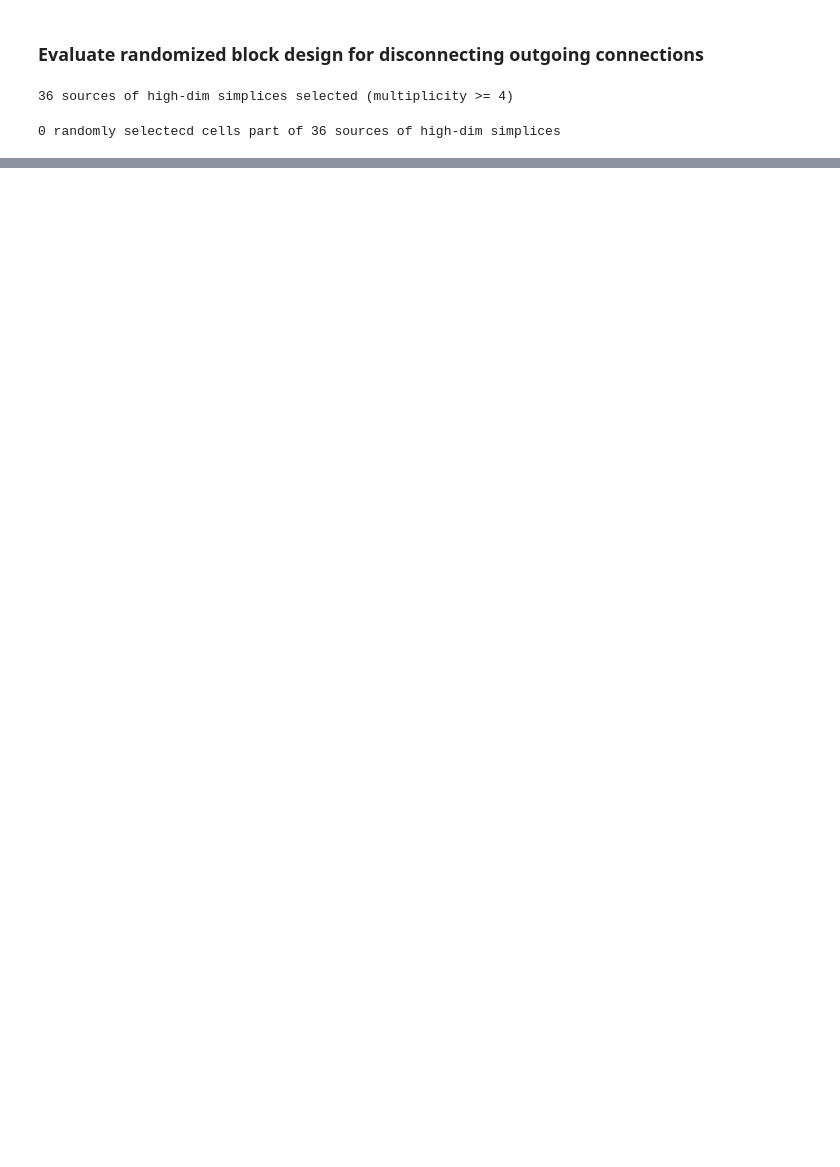
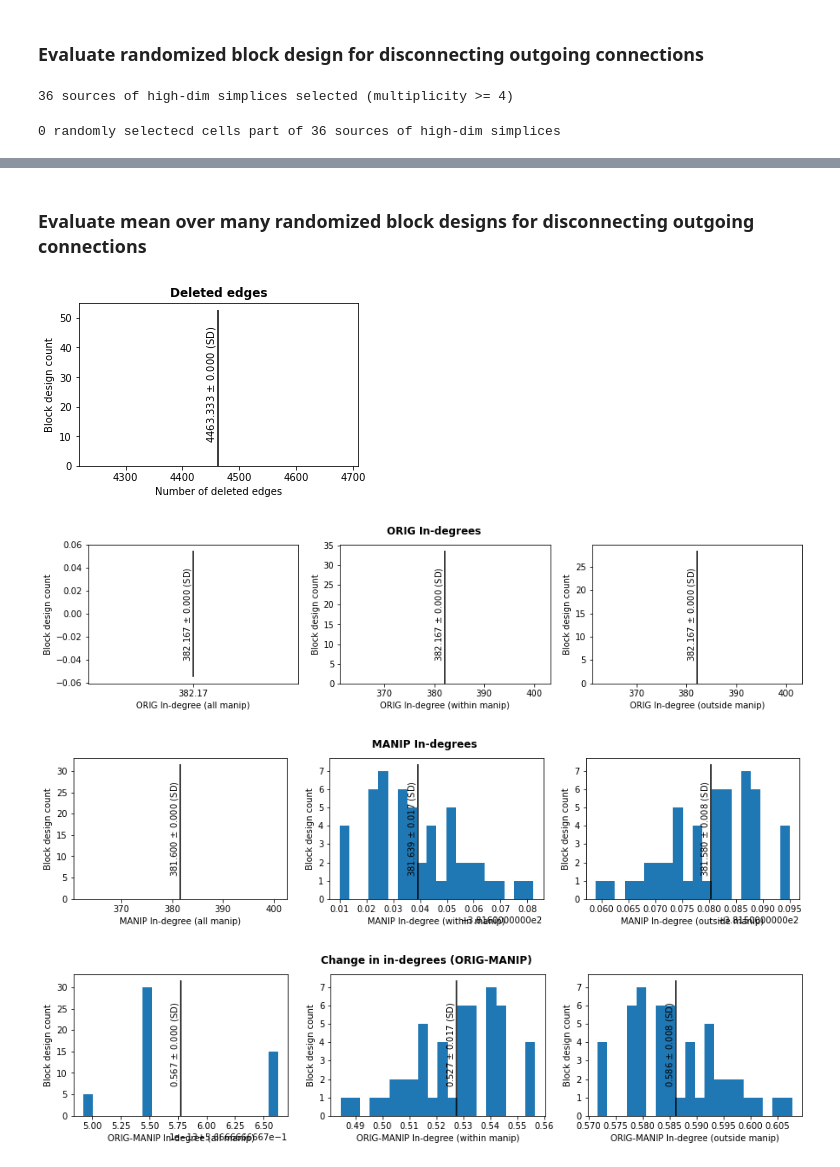
Before and after one commit to BlueBrain/o1v5-workflows, a Jupyter notebook: blob_stim_replication/notebooks/prepare_high_dim_source_disconn.ipynb, the cells around one changed output, grey strips where cells are left out. Cells and saved outputs as stored; diff of their text form; code cells hidden in the pictures; blank space fills up the shorter version.

Commit message:
Added evaluation over different block designs

```diff
--- a/blob_stim_replication/notebooks/prepare_high_dim_source_disconn.ipynb
+++ b/blob_stim_replication/notebooks/prepare_high_dim_source_disconn.ipynb
@@ -320,8 +320,8 @@ print(f'{np.sum(np.isin(gids_manip_rnd, selected_gids))} randomly selectecd cell
 # Look at manipulated cells per simulation (over total number of sims b in block design)
 import tqdm
 
-def evaluate_manip_sim(adj_exc, gids_manip, gid_mapping, block_table):
-    indeg_all = adj_exc[:, gid_mapping[gids_manip]].count_nonzero() # Total in-degree of all v cells to be manipulated
+def evaluate_manip_sim(adj_exc, gids_manip, gid_mapping, block_table, disable_tqdm=False):
+    indeg_all = adj_exc[:, gid_mapping[gids_manip]].count_nonzero() / len(gids_manip) # Mean in-degree of all v cells to be manipulated
     num_del_edges = []
     indeg_orig_all = []
     indeg_manip_all = []
@@ -329,7 +329,7 @@ def evaluate_manip_sim(adj_exc, gids_manip, gid_mapping, block_table):
     indeg_manip_within = []
     indeg_orig_outside = []
     indeg_manip_outside = []
-    for sid in tqdm.tqdm(range(block_table.shape[1])):
+    for sid in tqdm.tqdm(range(block_table.shape[1]), disable=disable_tqdm):
         gids_manip_sim = gids_manip[block_table[:, sid]]
         # Apply manipulation (deleting outgoing edges)
         adj_manip_sim = adj_exc.copy()
@@ -339,14 +339,14 @@ def evaluate_manip_sim(adj_exc, gids_manip, gid_mapping, block_table):
         num_del_edges.append(adj_exc.count_nonzero() - adj_manip_sim.count_nonzero())
         ## (b) In-degree of all manipulated cells [ORIG and MANIP]
         indeg_orig_all.append(indeg_all)
-        indeg_manip_all.append(adj_manip_sim[:, gid_mapping[gids_manip]].count_nonzero())
+        indeg_manip_all.append(adj_manip_sim[:, gid_mapping[gids_manip]].count_nonzero() / len(gids_manip))
         ## (c) Change of in-degree of manipulated cells within simulation [ORIG and MANIP]
-        indeg_orig_within.append(adj_exc[:, gid_mapping[gids_manip_sim]].count_nonzero())
-        indeg_manip_within.append(adj_manip_sim[:, gid_mapping[gids_manip_sim]].count_nonzero())
+        indeg_orig_within.append(adj_exc[:, gid_mapping[gids_manip_sim]].count_nonzero() / len(gids_manip_sim))
+        indeg_manip_within.append(adj_manip_sim[:, gid_mapping[gids_manip_sim]].count_nonzero() / len(gids_manip_sim))
         ## (d) Change of in-degree of all manipulated cells outside the ones manipulated in simulation [ORIG and MANIP]
         gids_non_manip_sim = np.setdiff1d(gids_manip, gids_manip_sim)
-        indeg_orig_outside.append(adj_exc[:, gid_mapping[gids_non_manip_sim]].count_nonzero())
-        indeg_manip_outside.append(adj_manip_sim[:, gid_mapping[gids_non_manip_sim]].count_nonzero())
+        indeg_orig_outside.append(adj_exc[:, gid_mapping[gids_non_manip_sim]].count_nonzero() / len(gids_non_manip_sim))
+        indeg_manip_outside.append(adj_manip_sim[:, gid_mapping[gids_non_manip_sim]].count_nonzero() / len(gids_non_manip_sim))
 
     return num_del_edges, indeg_orig_all, indeg_manip_all, indeg_orig_within, indeg_manip_within, indeg_orig_outside, indeg_manip_outside
 # %%
@@ -454,0 +465,22 @@ plot_distributions(res_rnd)
+# %% [markdown]
+### Evaluate mean over many randomized block designs for disconnecting outgoing connections
+# %%
+num_block_designs = 50
+block_seeds = np.arange(num_block_designs)
+res_tables_struct = []
+res_tables_rnd = []
+for bidx in tqdm.tqdm(range(num_block_designs)):
+    block_table = generate_random_block_table(r, k, v, b, seed=block_seeds[bidx])
+    res_tables_struct.append(evaluate_manip_sim(adj_exc, gids_manip_struct, gid_mapping, block_table, disable_tqdm=True))
+    res_tables_rnd.append(evaluate_manip_sim(adj_exc, gids_manip_rnd, gid_mapping, block_table, disable_tqdm=True))
+# %%
+# Compute mean over simulations for each block design
+mean_res_table_struct = np.mean(res_tables_struct, 2).T.tolist()
+mean_res_table_rnd = np.mean(res_tables_rnd, 2).T.tolist()
+# %%
+plot_distributions(mean_res_table_struct, name='Block design')
+# %% [output]
+[figure, added]
+[figure, added]
+[figure, added]
+[figure, added]
```
Also changed, not shown: parts of 6 cells of this notebook.
